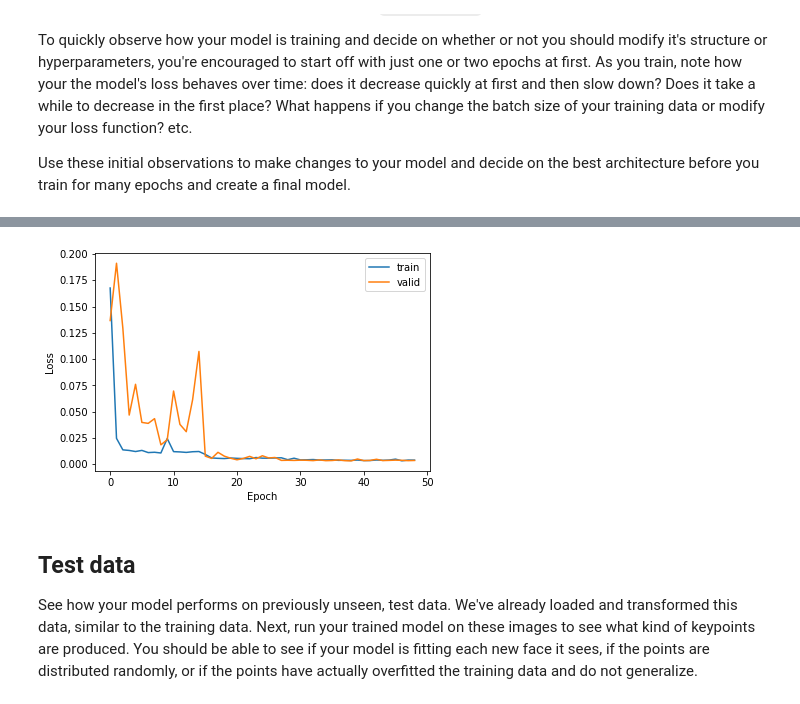
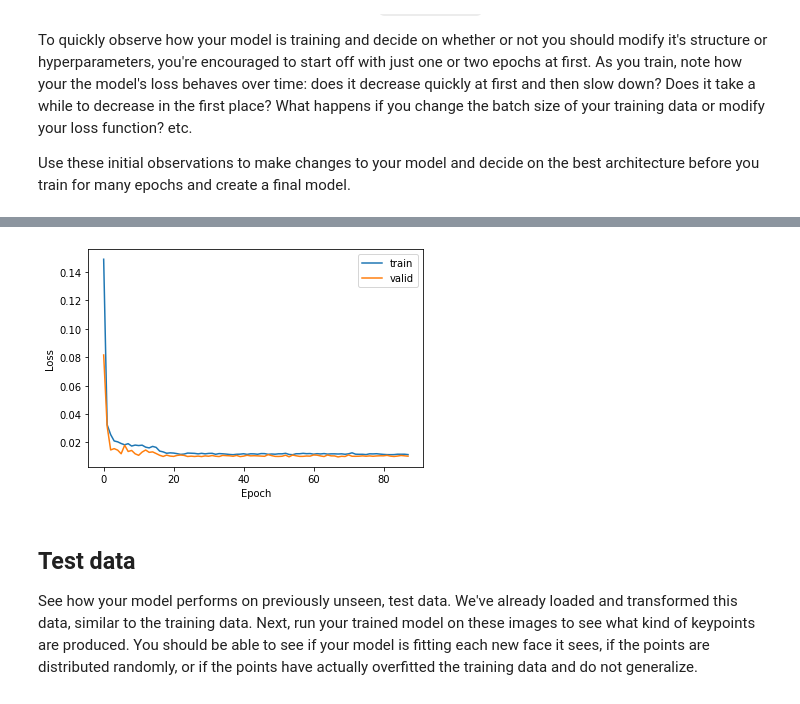
Before and after one commit to wronaq/FacialKeypointDetection, a Jupyter notebook: 2. Define the Network Architecture.ipynb, the cells around one changed output, grey strips where cells are left out. Saved outputs shown, nothing was run; the diff lists cells and outputs as text; code cells hidden in the pictures.

```diff
--- a/2. Define the Network Architecture.ipynb
+++ b/2. Define the Network Architecture.ipynb
@@ -390,7 +385,7 @@ import torch.optim as optim
 
 criterion = nn.MSELoss().to(device)
 
-optimizer = optim.Adam(net.parameters(), lr=1e-7, weight_decay=1e-2)
+optimizer = optim.Adam(net.parameters(), lr=1e-7)
 # %%
 from utils import LRFinder, TrainDataLoaderIter
 
@@ -419,7 +411,7 @@ Suggested LR: 5.21E-04
 # %%
 lr_finder.reset()
-optimizer = optim.Adam(net.parameters(), lr=lr_finder.suggested_lr, weight_decay=1e-2)
-plateau_lr_scheduler = optim.lr_scheduler.ReduceLROnPlateau(optimizer, 'min',  patience=5, verbose=True)
+optimizer = optim.Adam(net.parameters(), lr=lr_finder.suggested_lr)
+plateau_lr_scheduler = optim.lr_scheduler.ReduceLROnPlateau(optimizer, 'min',  factor=0.1, patience=6, verbose=True)
 # %% [markdown]
 ## Training and Initial Observation
 
@@ -433,6 +425,7 @@ from utils import EarlyStopping
 
 def validation():
 
+    net.eval()
     valid_loss = 0.0
 
     for data in valid_loader:
@@ -455,7 +448,7 @@ def train_net(n_epochs, patience):
     epoch_loss = []
 
     # initialize early stopping
-    early_stopping = EarlyStopping(patience=patience, verbose=True)
+    early_stopping = EarlyStopping(patience=patience, verbose=True, delta=delta)
 
     for epoch in range(n_epochs):  # loop over the dataset multiple times
 
@@ -499,7 +492,6 @@ def train_net(n_epochs, patience):
                 batch_loss.append(running_loss/10)
                 running_loss = 0.0
 
-        net.eval()
         with torch.no_grad():
             valid_loss = validation()
         print('Epoch: {}/{}, Train Loss: {} Validation Loss: {}'.format(epoch + 1, n_epochs, runne_loss/len(train_loader), valid_loss))
@@ -519,10 +511,7 @@ def train_net(n_epochs, patience):
     return batch_loss, epoch_loss, validation_loss
 # %%
 # train your network
-n_epochs = 100 # start small, and increase when you've decided on your model structure and hyperparams
+n_epochs = 200 # start small, and increase when you've decided on your model structure and hyperparams
 
-# this is a Workspaces-specific context manager to keep the connection
-# alive while training your model, not part of pytorch
-# with active_session():
-batch_loss, epoch_loss, validation_loss = train_net(n_epochs, patience=10)
+batch_loss, epoch_loss, validation_loss = train_net(n_epochs, patience=15, delta=2.5e-4)
 # %% [output]
@@ -544,15 +533,16 @@ EarlyStopping counter: 10 out of 10
 Early stopping
 Finished Training
 # %%
-# plot training_loss
-plt.plot(epoch_loss, label='train')
-plt.plot(validation_loss, label='valid')
+# plot training/validation loss
+cut = 0
+plt.plot(epoch_loss[cut:], label='train')
+plt.plot(validation_loss[cut:], label='valid')
 plt.xlabel('Epoch')
 plt.ylabel('Loss')
 plt.legend()
 plt.show()
 # %% [output]
-[figure, old version]
+[figure, new version]
 # %% [markdown]
 ## Test data
 
```
Also changed, not shown: parts of 22 cells of this notebook, 1 other file.
